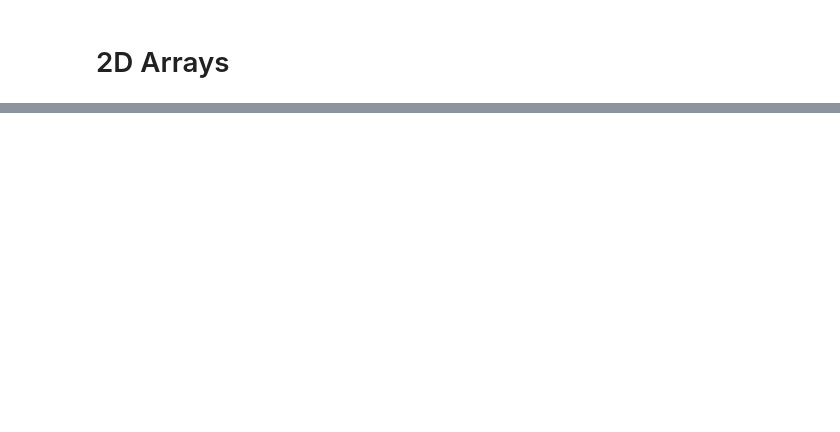
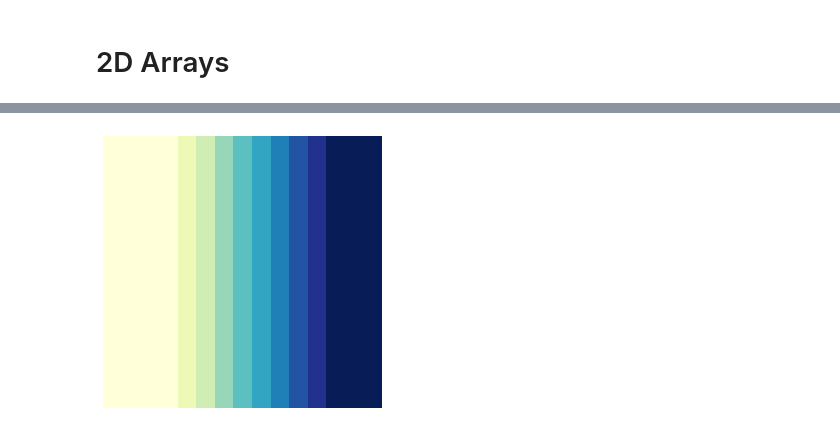
Before and after one commit to kolibril13/further_ideas_plywood_gallery, a Jupyter notebook: 03_array_gallery.ipynb, the cells around one changed output, grey strips where cells are left out. Saved outputs shown, nothing was run; the diff lists cells and outputs as text; code cells hidden in the pictures; blank space fills up the shorter version.

```diff
--- a/03_array_gallery.ipynb
+++ b/03_array_gallery.ipynb
@@ -171,15 +37,0 @@ disp(array)
-# %%
-%%capture_png imgs/example.png
-# linear_step fromfunction with transition
-def linear_step_func(x,x0,x1):
-    y= np.piecewise(x, [
-        x < x0,
-       (x >= x0) & (x <= x1),
-        x > x1],
-            [0.,
-            lambda x: x/(x1-x0)+x0/(x0-x1),
-             1.]
-       )
-    return y
-array=np.fromfunction(lambda i, j: linear_step_func(j,3,12), (15, 15))
-disp(array,sep='.1f')
@@ -290,0 +213,16 @@ display(new_name_snippet_pairs)
+# %%
+%%capture_png -p Normal.png  --celltype Normal --style "height: 150px; width: auto;"
+# linear_step fromfunction with transition
+def linear_step_func(x, x0, x1):
+    y = np.piecewise(
+        x,
+        [x < x0, (x >= x0) & (x <= x1), x > x1],
+        [0.0, lambda x: x / (x1 - x0) + x0 / (x0 - x1), 1.0],
+    )
+    return y
+
+
+array = np.fromfunction(lambda i, j: linear_step_func(j, 3, 12), (15, 15))
+disp(array, sep=".1f")
+# %% [output]
+[figure, added]
```
Also changed, not shown: parts of 45 cells of this notebook, 34 other files.
